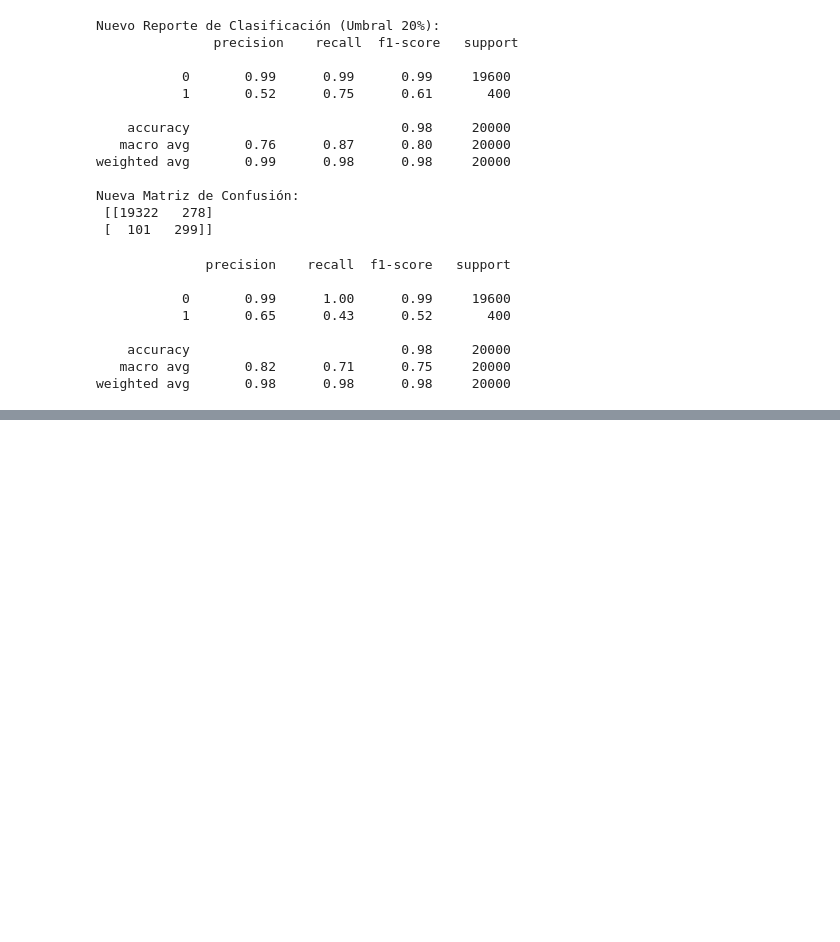
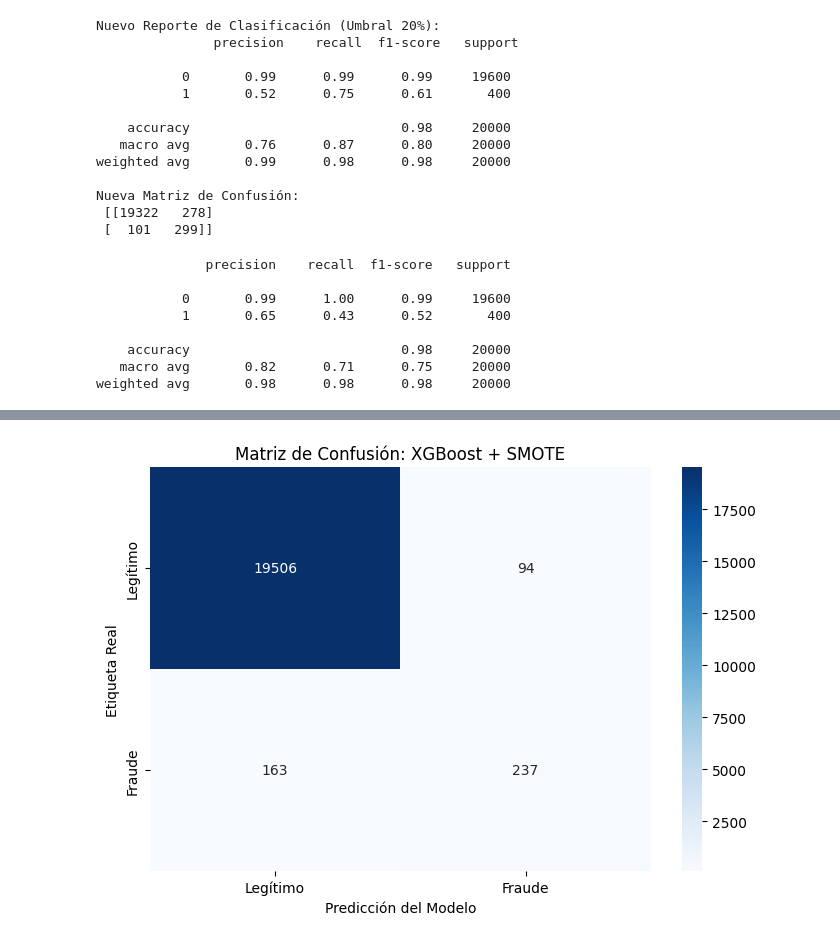
Before and after one commit to danilaviaart-lgtm/novapay_group3, a Jupyter notebook: notebooks/ml_dani.ipynb, the cells around one changed output, grey strips where cells are left out. Saved outputs shown, nothing was run; the diff lists cells and outputs as text; code cells hidden in the pictures; blank space fills up the shorter version.

```diff
--- a/notebooks/ml_dani.ipynb
+++ b/notebooks/ml_dani.ipynb
@@ -114,0 +158,82 @@ weighted avg       0.98      0.98      0.98     20000
+# %%
+import pandas as pd
+from sklearn.model_selection import train_test_split
+from sklearn.preprocessing import StandardScaler, OneHotEncoder
+from sklearn.compose import ColumnTransformer
+from sklearn.metrics import classification_report, confusion_matrix
+import matplotlib.pyplot as plt
+import seaborn as sns
+
+# ¡Importante! Usamos el Pipeline de imblearn, no el de sklearn normal
+from imblearn.pipeline import Pipeline as ImbPipeline
+from imblearn.over_sampling import SMOTE
+from xgboost import XGBClassifier
+
+# implemetnacion de features de riesgo
+df['alerta_viaje'] = (df['pais_emision'] != df['pais_pago']).astype(int)
+df['riesgo_tecnologico'] = ((df['dispositivo_nuevo'] == 1) & (df['uso_vpn_proxy'] == 1)).astype(int)
+df['gasto_extremo'] = (df['ratio_monto_promedio'] > 4.0).astype(int)
+# pasamos fecha a fin de semana
+df['fecha'] = pd.to_datetime(df['fecha'])
+df['es_fin_de_semana'] = df['fecha'].dt.dayofweek.isin([5, 6]).astype(int)
+
+
+# 2. Separar características (X) y variable objetivo (y)
+cols_to_drop = ['es_fraude', 'id_transaccion', 'id_usuario', 'fecha']
+X = df.drop(columns=[col for col in cols_to_drop if col in df.columns])
+y = df['es_fraude']
+
+# 3. Identificar tipos de columnas para el preprocesamiento
+categorical_cols = X.select_dtypes(include=['object']).columns.tolist()
+numeric_cols = X.select_dtypes(exclude=['object']).columns.tolist()
+
+# 4. Crear el preprocesador (Escalado para números, One-Hot para categorías)
+preprocessor = ColumnTransformer(
+    transformers=[
+        ('num', StandardScaler(), numeric_cols),
+        # sparse_output=False ayuda a evitar problemas de compatibilidad con XGBoost
+        ('cat', OneHotEncoder(handle_unknown='ignore', sparse_output=False), categorical_cols)
+    ])
+
+# 5. Construir el Pipeline Híbrido (Preprocesamiento + SMOTE + XGBoost)
+pipeline_xgb_smote = ImbPipeline(steps=[
+    ('preprocessor', preprocessor),
+    ('smote', SMOTE(random_state=42)),
+    ('classifier', XGBClassifier(
+        eval_metric='logloss',
+        random_state=42,
+        n_jobs=-1
+        # NOTA: No usamos scale_pos_weight porque SMOTE ya balancea las clases
+    ))
+])
+
+# 6. Dividir los datos (Test del 20% manteniendo la proporción real de fraudes)
+X_train, X_test, y_train, y_test = train_test_split(
+    X, y, test_size=0.2, stratify=y, random_state=42
+)
+
+# 7. Entrenar el modelo
+print("Entrenando XGBoost con SMOTE (esto puede tardar un momento)...")
+pipeline_xgb_smote.fit(X_train, y_train)
+
+# 8. Predecir sobre el conjunto de prueba
+print("Evaluando el modelo...")
+y_pred = pipeline_xgb_smote.predict(X_test)
+
+# 9. Mostrar resultados numéricos
+print("\n=== REPORTE DE CLASIFICACIÓN ===")
+print(classification_report(y_test, y_pred))
+
+# 10. Visualizar la Matriz de Confusión
+cm = confusion_matrix(y_test, y_pred)
+
+plt.figure(figsize=(7, 5))
+sns.heatmap(cm, annot=True, fmt='d', cmap='Blues',
+            xticklabels=['Legítimo', 'Fraude'],
+            yticklabels=['Legítimo', 'Fraude'])
+plt.title('Matriz de Confusión: XGBoost + SMOTE')
+plt.ylabel('Etiqueta Real')
+plt.xlabel('Predicción del Modelo')
+plt.tight_layout()
+plt.show()
+# %% [output]
@@ -114,0 +254 @@ weighted avg       0.98      0.98      0.98     20000
+[figure, added]
```
Also changed, not shown: parts of 6 cells of this notebook, 8 other files.
